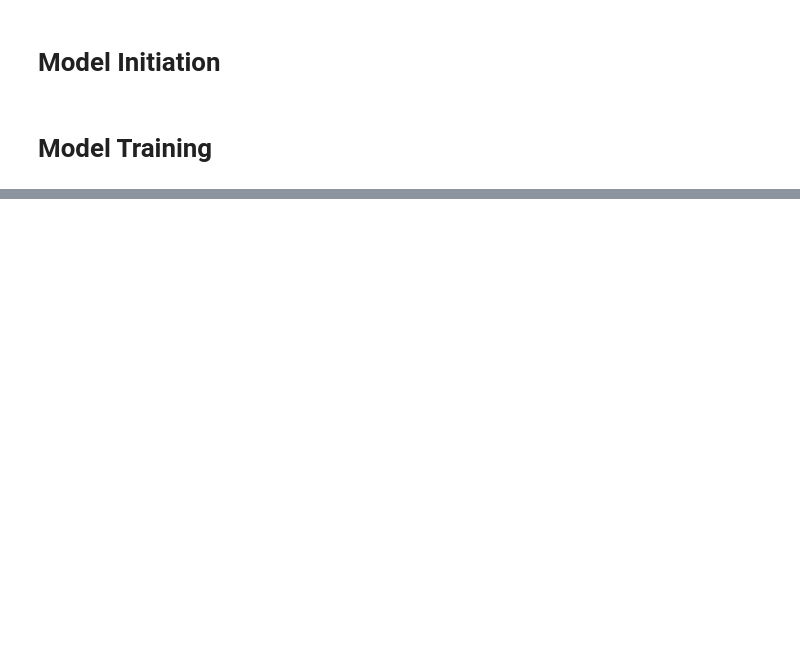
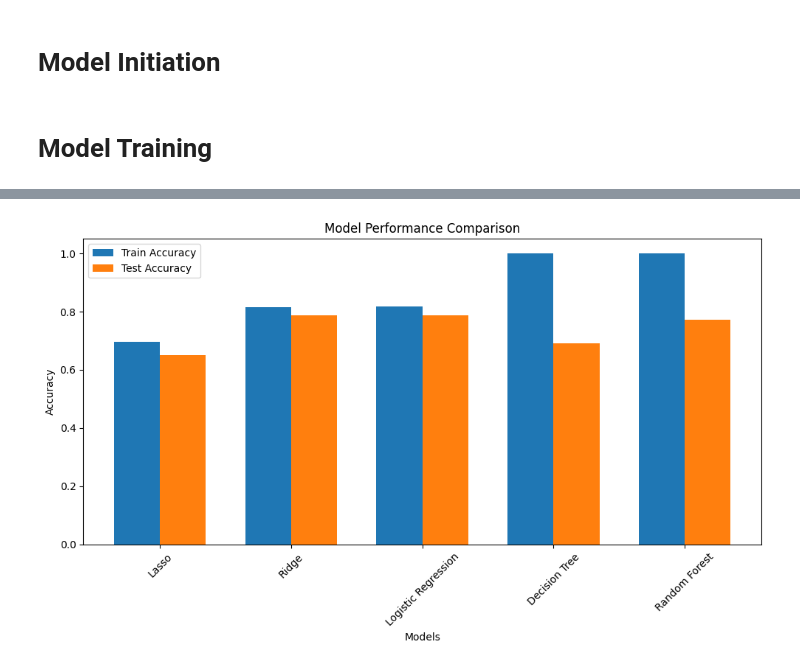
Before and after one commit to tinkuhore/FSDS-Final-Assesment, a Jupyter notebook: machine_learning/Q6/q6.ipynb, the cells around one changed output, grey strips where cells are left out. Cells and saved outputs as stored; diff of their text form; code cells hidden in the pictures; blank space fills up the shorter version.

```diff
--- a/machine_learning/Q6/q6.ipynb
+++ b/machine_learning/Q6/q6.ipynb
@@ -473,0 +892,26 @@ dtype: int64
+# %%
+x = np.arange(len(models))
+width = 0.35
+
+# Create a figure and axis
+fig, ax = plt.subplots(figsize=(10, 6))
+
+# Plot the train accuracies
+ax.bar(x - width/2, train_acc, width, label='Train Accuracy')
+
+# Plot the test accuracies
+ax.bar(x + width/2, test_acc, width, label='Test Accuracy')
+
+# Set labels, title, and legend
+ax.set_xlabel('Models')
+ax.set_ylabel('Accuracy')
+ax.set_title('Model Performance Comparison')
+ax.set_xticks(x)
+ax.set_xticklabels(models, rotation=45)
+ax.legend()
+
+# Show the plot
+plt.tight_layout()
+plt.show()
+# %% [output]
+[figure, added]
```
Also changed, not shown: parts of 38 cells of this notebook.
